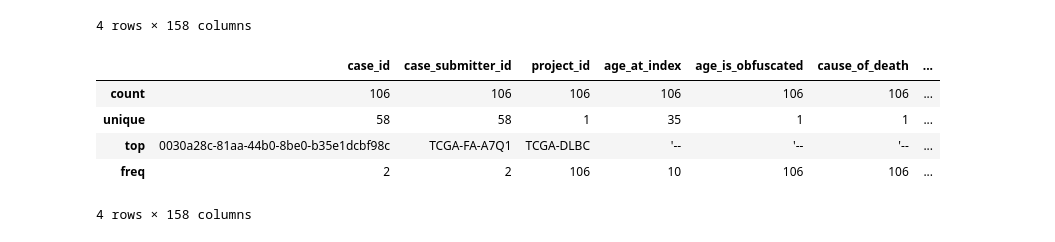
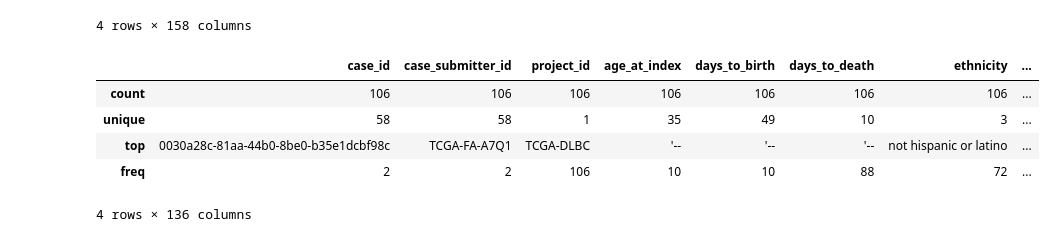
Before and after one commit to MaximTislenko/DS_in_MED, a Jupyter notebook: Less_02_02.ipynb, the cells around one changed output. Drawn from its saved outputs; the diff is of its cells as text; code cells hidden in the pictures.

```diff
--- a/Less_02_02.ipynb
+++ b/Less_02_02.ipynb
@@ -517,21 +517,31 @@ clin_work.describe()
 # %%
 clin_work.drop(['age_is_obfuscated',
                 'cause_of_death',
                 'cause_of_death_source',
                 'country_of_residence_at_enrollment',
                 'treatment_arm',
                 'treatment_dose',
                 'treatment_dose_units',
                 'treatment_effect',
                 'treatment_effect_indicator',
                 'treatment_frequency',
                 'treatment_intent_type',
-                'treatment_outcome'], axis=1).head()
+                'treatment_outcome',
+                'occupation_duration_years',
+                'premature_at_birth',
+                'days_to_treatment_start',
+                'initial_disease_status',
+                'number_of_cycles',
+                'reason_treatment_ended',
+                'regimen_or_line_of_therapy',
+                'route_of_administration',
+                'therapeutic_agents',
+                'treatment_anatomic_site'], axis=1, inplace= True)
 clin_work.describe()
 # %% [output]
-|  | case_id | case_submitter_id | project_id | age_at_index | age_is_obfuscated | cause_of_death | ... |
-| count | 106 | 106 | 106 | 106 | 106 | 106 | ... |
-| unique | 58 | 58 | 1 | 35 | 1 | 1 | ... |
-| top | 0030a28c-81aa-44b0-8be0-b35e1dcbf98c | TCGA-FA-A7Q1 | TCGA-DLBC | '-- | '-- | '-- | ... |
-| freq | 2 | 2 | 106 | 10 | 106 | 106 | ... |
+|  | case_id | case_submitter_id | project_id | age_at_index | days_to_birth | days_to_death | ethnicity | ... |
+| count | 106 | 106 | 106 | 106 | 106 | 106 | 106 | ... |
+| unique | 58 | 58 | 1 | 35 | 49 | 10 | 3 | ... |
+| top | 0030a28c-81aa-44b0-8be0-b35e1dcbf98c | TCGA-FA-A7Q1 | TCGA-DLBC | '-- | '-- | '-- | not hispanic or latino | ... |
+| freq | 2 | 2 | 106 | 10 | 10 | 88 | 72 | ... |
-4 rows × 158 columns
+4 rows × 136 columns
```
